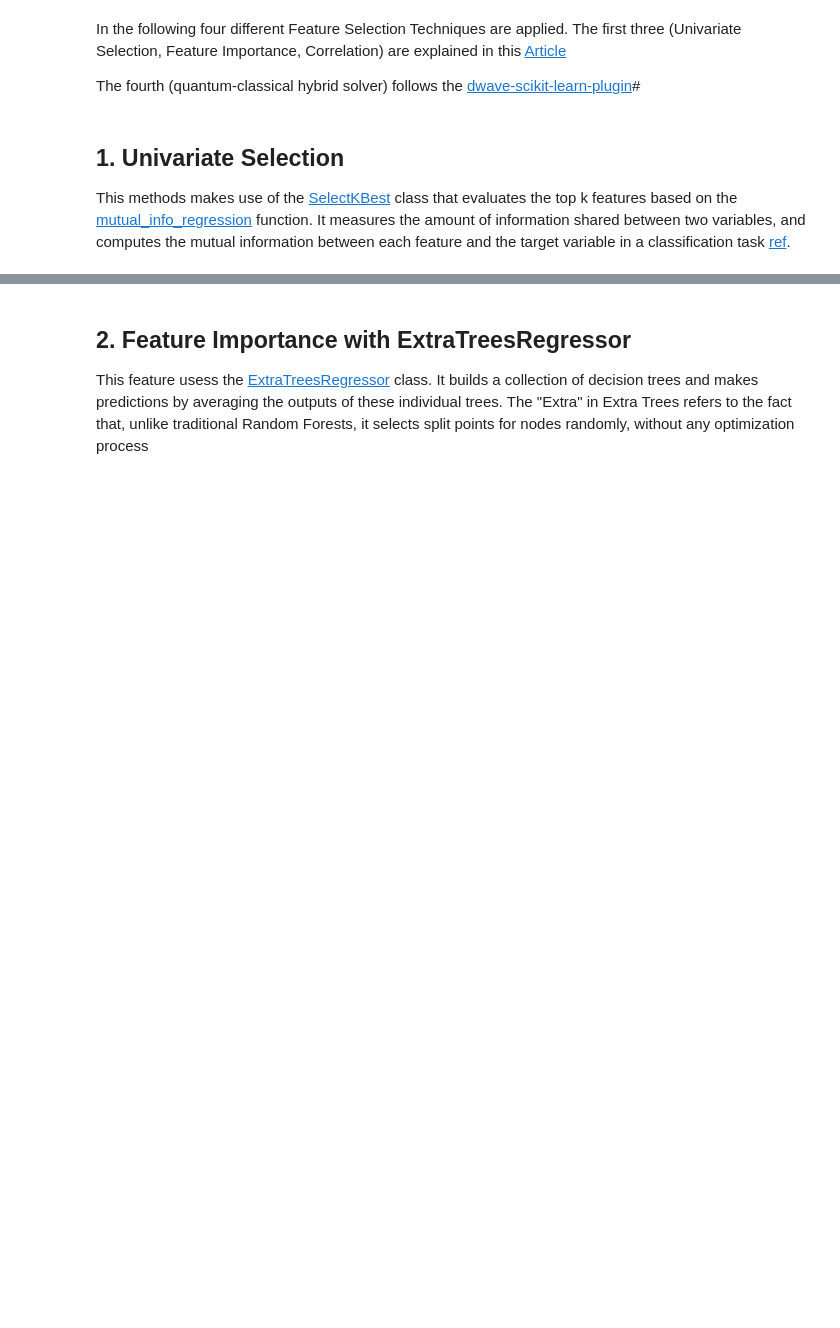
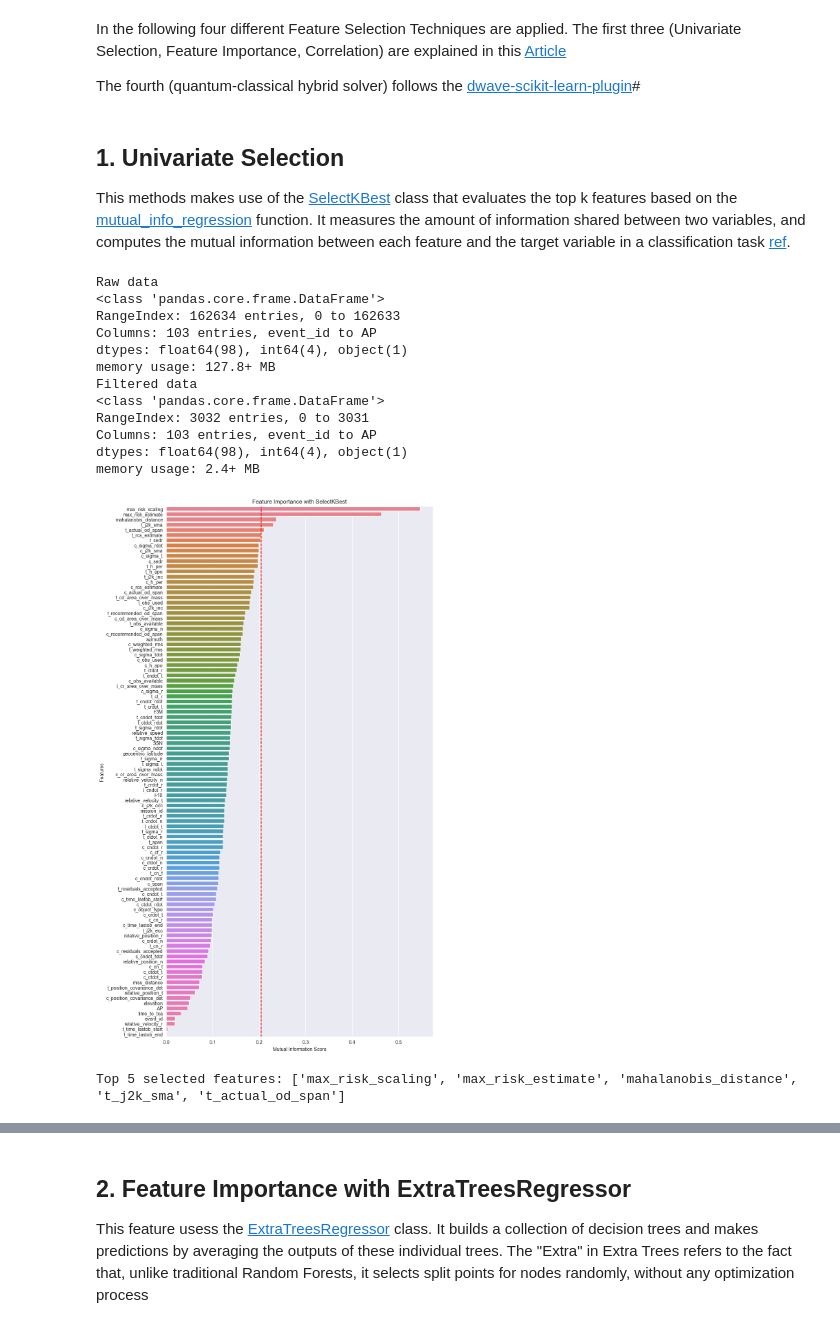
Before and after one commit to freddida/MLProject, a Jupyter notebook: notebooks/engineering/feature_selection_with_nan.ipynb, the cells around one changed output, grey strips where cells are left out. Drawn from its saved outputs; the diff is of its cells as text; code cells hidden in the pictures; blank space fills up the shorter version.

```diff
--- a/notebooks/engineering/feature_selection_with_nan.ipynb
+++ b/notebooks/engineering/feature_selection_with_nan.ipynb
@@ -27,6 +25,84 @@ The fourth (quantum-classical hybrid solver) follows the [dwave-scikit-learn-plu
 ## 1. Univariate Selection
 This methods makes use of the [SelectKBest](https://scikit-learn.org/stable/modules/generated/sklearn.feature_selection.SelectKBest.html#sklearn.feature_selection.SelectKBest) class that evaluates the top k features based on the [mutual_info_regression](https://scikit-learn.org/stable/modules/generated/sklearn.feature_selection.mutual_info_regression.html) function.
 It measures the amount of information shared between two variables, and computes the mutual information between each feature and the target variable in a classification task [ref](https://medium.com/@Kavya2099/optimizing-performance-selectkbest-for-efficient-feature-selection-in-machine-learning-3b635905ed48#:~:text=SelectKBest%20uses%20statistical%20tests%20like,in%20the%20final%20feature%20subset).
+# %%
+from sklearn.feature_selection import SelectKBest, mutual_info_regression
+from sklearn.impute import KNNImputer  # Import KNNImputer
+
+# Load and data and filter it
+df = load_data()
+df_filtered = filter_data(df)
+
+# Label encode the categorical column "c_object_type"
+label_encode_column(df_filtered, "c_object_type")
+# Initialize KNNImputer
+imputer = KNNImputer(
+    n_neighbors=5, weights="uniform"
+)  # You can adjust n_neighbors as needed
+
+# Impute missing values
+df_imputed = pd.DataFrame(
+    imputer.fit_transform(df_filtered), columns=df_filtered.columns
+)
+
+# Separate features and target variable
+X = df_imputed.drop(["risk"], axis=1)
+y = df_imputed["risk"]
+
+# Feature selection using SelectKBest with mutual_info_regression and all features (k='all')
+selector = SelectKBest(score_func=mutual_info_regression, k="all")
+# Evaluate the scoring function for each feature in the dataset
+X_selected = selector.fit_transform(X, y)
+
+# Get the selected feature names
+selected_feature_names = X.columns[selector.get_support()]
+
+# Get the feature scores
+feature_scores = selector.scores_
+
+# Create a DataFrame with selected features and their scores
+selected_features_df = pd.DataFrame(
+    {"Feature": selected_feature_names, "Score": feature_scores[selector.get_support()]}
+)
+selected_features_df = selected_features_df.sort_values(by="Score", ascending=False)
+
+# Plot the feature scores using Seaborn
+plt.figure(figsize=(10, 20))
+sns.barplot(x="Score", y="Feature", data=selected_features_df, hue="Feature")
+
+# Add a line to visualize the elbow point
+elbow_point = 6
+plt.axvline(
+    x=selected_features_df["Score"].iloc[elbow_point - 1],
+    color="red",
+    linestyle="--",
+    label="Elbow Point",
+)
+
+plt.xlabel("Mutual Information Score")
+plt.ylabel("Features")
+plt.title("Feature Importance with SelectKBest")
+plt.show()
+
+# Select the top x features based on the elbow method
+selected_features_kbest = selected_features_df[: elbow_point - 1]
+selected_features_kbest = selected_features_kbest["Feature"].tolist()
+print(f"Top {elbow_point - 1} selected features:", selected_features_kbest)
+# %% [output]
+Raw data
+<class 'pandas.core.frame.DataFrame'>
+RangeIndex: 162634 entries, 0 to 162633
+Columns: 103 entries, event_id to AP
+dtypes: float64(98), int64(4), object(1)
+memory usage: 127.8+ MB
+Filtered data
+<class 'pandas.core.frame.DataFrame'>
+RangeIndex: 3032 entries, 0 to 3031
+Columns: 103 entries, event_id to AP
+dtypes: float64(98), int64(4), object(1)
+memory usage: 2.4+ MB
+[figure, added]
+Top 5 selected features: ['max_risk_scaling', 'max_risk_estimate', 'mahalanobis_distance', 't_j2k_sma', 't_actual_od_span']
 # %%
 from sklearn.feature_selection import SelectKBest, mutual_info_regression
 
```
Also changed, not shown: parts of 6 cells of this notebook, 4 other files.
